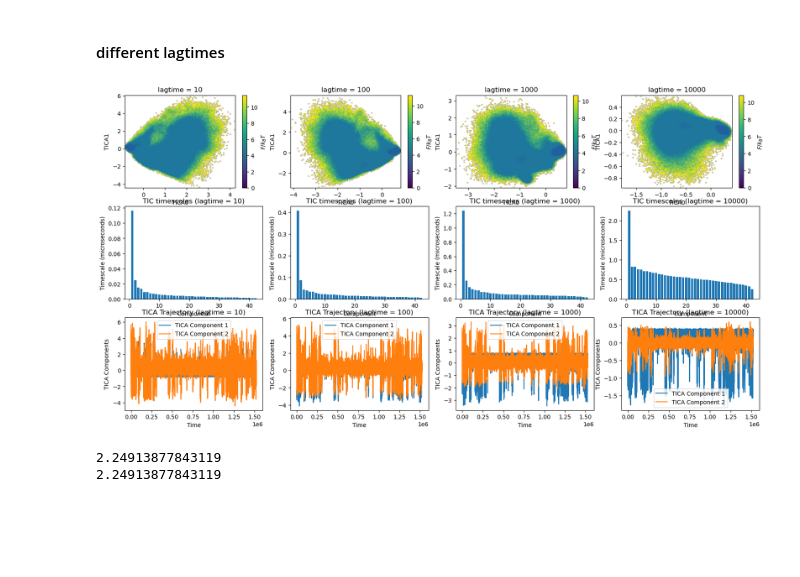
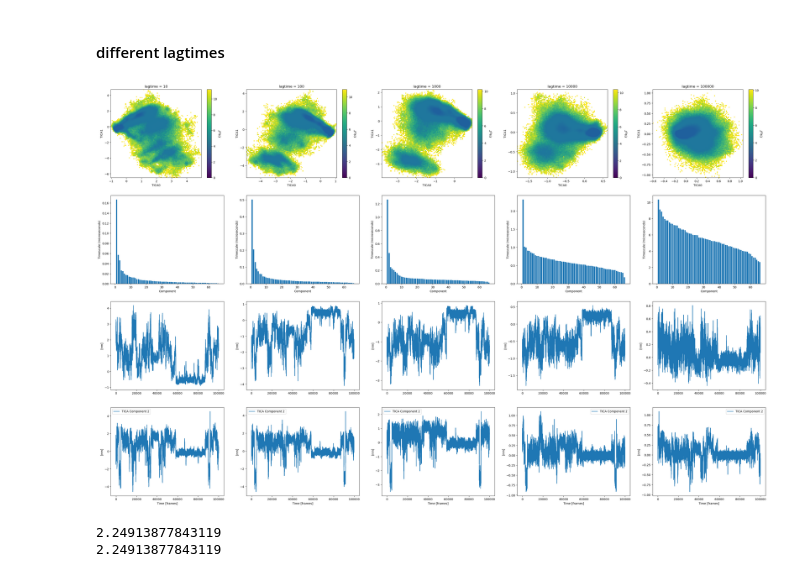
Before and after one commit to miriamzara/MSM, a Jupyter notebook: step_2new_dimensionality_reduction.ipynb, the cells around one changed output. Saved outputs shown, nothing was run; the diff lists cells and outputs as text; code cells hidden in the pictures; blank space fills up the shorter version.

```diff
--- a/step_2new_dimensionality_reduction.ipynb
+++ b/step_2new_dimensionality_reduction.ipynb
@@ -93,34 +98,36 @@ pca_traj = pca.fit_transform(X)
 # %% [markdown]
 #### different lagtimes
 # %%
-lagtime_array = [10, 100, 1000, 10000]
+X = dihedrals
+lagtime_array = [10, 100, 1000, 10000, 100000]
 
-fig, axes = plt.subplots(4, len(lagtime_array), figsize=(30, 10))
+fig, axes = plt.subplots(4, len(lagtime_array), figsize=(40, 5*len(lagtime_array)), sharey=False)
 
 for lagtime in lagtime_array:
     ticamodel = TICA(lagtime=lagtime, dim=5)
     ticamodel.fit(X)
     tica_traj = ticamodel.transform(X)
     plot_free_energy_projection(tica_traj, 0, 1, ax = axes[0, lagtime_array.index(lagtime)], axlabel = "TICA", axtitle = f"lagtime = {lagtime}")
 
 
     # Plot timescales
     timescales = ticamodel.model.timescales()
     axes[1, lagtime_array.index(lagtime)].bar(range(1, len(timescales) + 1), timescales * time_step_micros)
     axes[1, lagtime_array.index(lagtime)].set_xlabel("Component")
     axes[1, lagtime_array.index(lagtime)].set_ylabel("Timescale (microseconds)")
 
 
 
     # Plot tica trajectory (component 1)
-    axes[2, lagtime_array.index(lagtime)].plot(tica_traj[:, 0][:1000], label="TICA Component 1")
-
-    axes[3, lagtime_array.index(lagtime)].plot(tica_traj[:, 1][:1000], label="TICA Component 2")
-    axes[3, lagtime_array.index(lagtime)].set_xlabel("Time")
+    axes[2, lagtime_array.index(lagtime)].plot(tica_traj[:, 0][:100000], label="TICA Component 1")
+    axes[2, lagtime_array.index(lagtime)].set_ylabel("[nm]")
+    # Plot tica trajectory (component 1)
+    axes[3, lagtime_array.index(lagtime)].plot(tica_traj[:, 1][:100000], label="TICA Component 2")
+    axes[3, lagtime_array.index(lagtime)].set_xlabel("Time [frames]")
     axes[3, lagtime_array.index(lagtime)].set_ylabel("[nm]")
     axes[3, lagtime_array.index(lagtime)].legend()
 # %% [output]
-[figure, old version]
+[figure, new version]
 # %%
 # timescale = - lagtime / log(singular_value)
 
```
Also changed, not shown: parts of 1 cell of this notebook.
